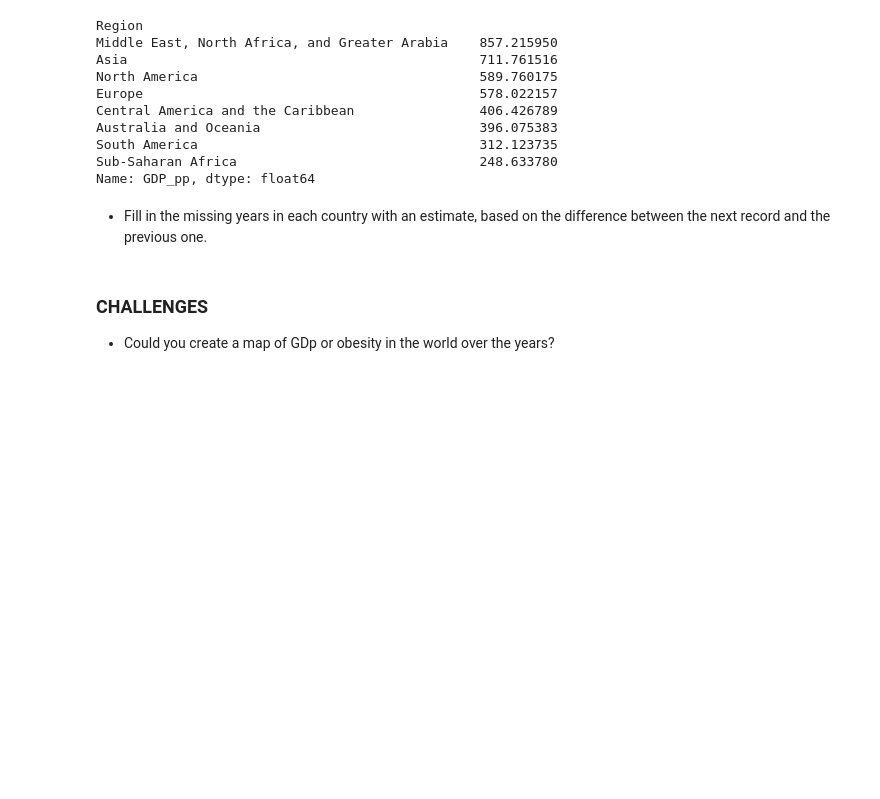
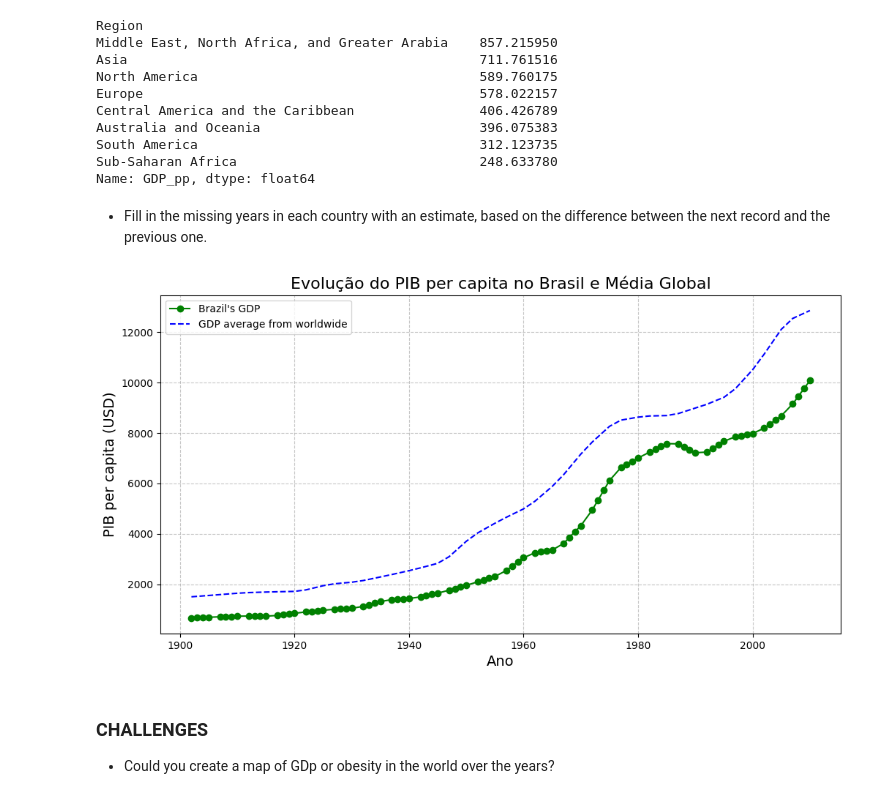
Before and after one commit to xpvictor/GPD_Analysis, a Jupyter notebook: GPD_pandas_analysis.ipynb, the cells around one changed output. Saved outputs shown, nothing was run; the diff lists cells and outputs as text; code cells hidden in the pictures; blank space fills up the shorter version.

Commit message:
update content: add of graphic studies

```diff
--- a/GPD_pandas_analysis.ipynb
+++ b/GPD_pandas_analysis.ipynb
@@ -165,7 +166,7 @@ Name: Obesity, Length: 84, dtype: float64
 # %% [markdown]
 ## Questions - GDP Per Person (1901-2011)
 # %%
-df_gdp = pd.read_csv("Datasets/GDP.csv", decimal=".")
+df_gdp = pd.read_csv("C:/Users/victo/OneDrive/Documentos/GitHub/GPD_Analysis/analise-de-obesidade-e-pib-per-capita/Datasets/GDP.csv", decimal=".")
 display(df_gdp)
 # %% [output]
 |  | Country | Region | Year | GDP_pp |
@@ -301,7 +302,29 @@ for idx, row in df_gdp.iterrows():
         add_rows['Kind'] = 'estimated'
         df_new_data = pd.concat([df_new_data, add_rows.to_frame().transpose()])
 # %%
-#add map comparing datas from Brazil to worldwide using matplot
+#Datasets that will be used to create graph
+df_grouped = df_new_data.groupby('Year')['GDP_pp'].mean().reset_index()
+df_gdp_brasil = df_new_data[df_new_data['Country']== 'Brazil']
+
+# Creating graph
+plt.figure(figsize=(12, 6))
+
+#Brazil's axis X line
+plt.plot(df_gdp_brasil['Year'], df_gdp_brasil['GDP_pp'], color='green', marker='o', label="Brazil's GDP")
+
+#Worldwide second axis X line
+plt.plot(df_grouped['Year'], df_grouped['GDP_pp'], color='blue', linestyle='--', label='GDP average from worldwide')
+
+# Custom setup for graph
+plt.title('Evolução do PIB per capita no Brasil e Média Global', fontsize=16)
+plt.xlabel('Ano', fontsize=14)
+plt.ylabel('PIB per capita (USD)', fontsize=14)
+plt.grid(True, linestyle='--', alpha=0.7)
+plt.legend()
+
+plt.show()
+# %% [output]
+[figure, added]
 # %% [markdown]
 ### CHALLENGES
 - Could you create a map of GDp or obesity in the world over the years?
```
Also changed, not shown: parts of 2 cells of this notebook.
